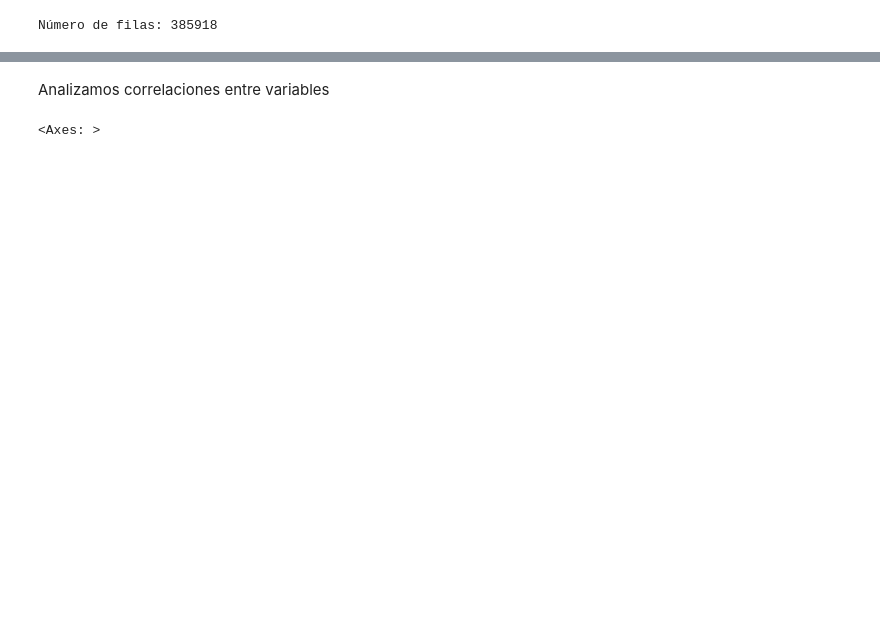
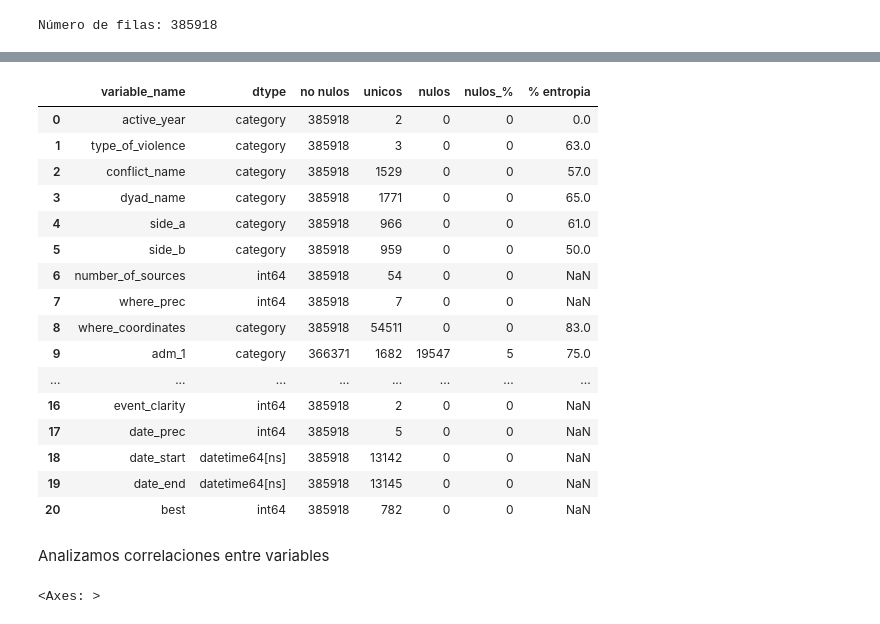
Before and after one commit to jpskobalski/tp_analisis_de_datos, a Jupyter notebook: notebooks/Variable_selection.ipynb, the cells around one changed output, grey strips where cells are left out. Drawn from its saved outputs; the diff is of its cells as text; code cells hidden in the pictures; blank space fills up the shorter version.

```diff
--- a/notebooks/Variable_selection.ipynb
+++ b/notebooks/Variable_selection.ipynb
@@ -6,3 +7,9 @@ from dython.nominal import associations, correlation_ratio, cramers_v
+# %%
+def entropy(series):
+    probs = series.value_counts(normalize=True)
+    probs = probs[probs > 0]
+    return -(probs * np.log2(probs)).sum()
 # %%
 # Leemos el csv, es un archivo grande
-df = pd.read_csv("data/GEDEvent_v25_1.csv", low_memory=False)
+df = pd.read_csv("/home/ronald/tp_analisis_de_datos/data/GEDEvent_v25_1.csv", low_memory=False)
+df.head()
@@ -57,5 +95,41 @@ categoricas= ['id', 'relid', 'code_status', 'conflict_dset_id', 'dyad_dset_id',
 for categorica in categoricas:
     df[categorica] = df[categorica].astype("category")
+# %%
+entropias = df[categoricas].apply(entropy).round()
+entropias = entropias.reindex(df.columns)
+ent_max = df[categoricas].nunique().apply(lambda k: np.log2(k) if k > 0 else 0)
+ent_max = ent_max.reindex(df.columns)
+
+# Hacemos una tabla resumen con las características de cada variable, incluyendo la entropía de las variables
+df_resumen = pd.DataFrame({
+    'variable_name': df.columns,
+    'dtype': df.dtypes.astype(str),
+    'no nulos': df.count(),
+    'unicos': df.nunique(),
+    'nulos': df.isna().sum(),
+    'nulos_%': (df.isna().mean() * 100).round(0).astype(int),
+    '% entropia': (entropias/ent_max*100).round()
+})
+df_resumen.reset_index(drop=True, inplace=True)
+df_resumen
+# %% [output]
+|  | variable_name | dtype | no nulos | unicos | nulos | nulos_% | % entropia |
+| 0 | active_year | category | 385918 | 2 | 0 | 0 | 0.0 |
+| 1 | type_of_violence | category | 385918 | 3 | 0 | 0 | 63.0 |
+| 2 | conflict_name | category | 385918 | 1529 | 0 | 0 | 57.0 |
+| 3 | dyad_name | category | 385918 | 1771 | 0 | 0 | 65.0 |
+| 4 | side_a | category | 385918 | 966 | 0 | 0 | 61.0 |
+| 5 | side_b | category | 385918 | 959 | 0 | 0 | 50.0 |
+| 6 | number_of_sources | int64 | 385918 | 54 | 0 | 0 | NaN |
+| 7 | where_prec | int64 | 385918 | 7 | 0 | 0 | NaN |
+| 8 | where_coordinates | category | 385918 | 54511 | 0 | 0 | 83.0 |
+| 9 | adm_1 | category | 366371 | 1682 | 19547 | 5 | 75.0 |
+| ... | ... | ... | ... | ... | ... | ... | ... |
+| 16 | event_clarity | int64 | 385918 | 2 | 0 | 0 | NaN |
+| 17 | date_prec | int64 | 385918 | 5 | 0 | 0 | NaN |
+| 18 | date_start | datetime64[ns] | 385918 | 13142 | 0 | 0 | NaN |
+| 19 | date_end | datetime64[ns] | 385918 | 13145 | 0 | 0 | NaN |
+| 20 | best | int64 | 385918 | 782 | 0 | 0 | NaN |
 # %% [markdown]
 Analizamos correlaciones entre variables
 # %%
```
Also changed, not shown: parts of 19 cells of this notebook, 5 other files.
